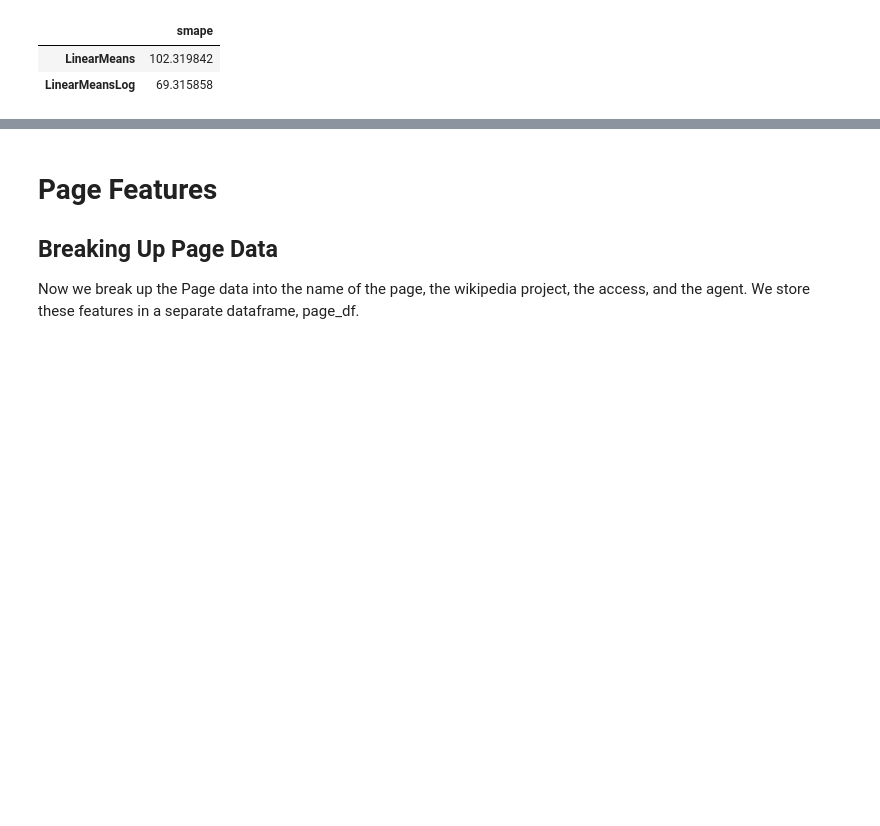
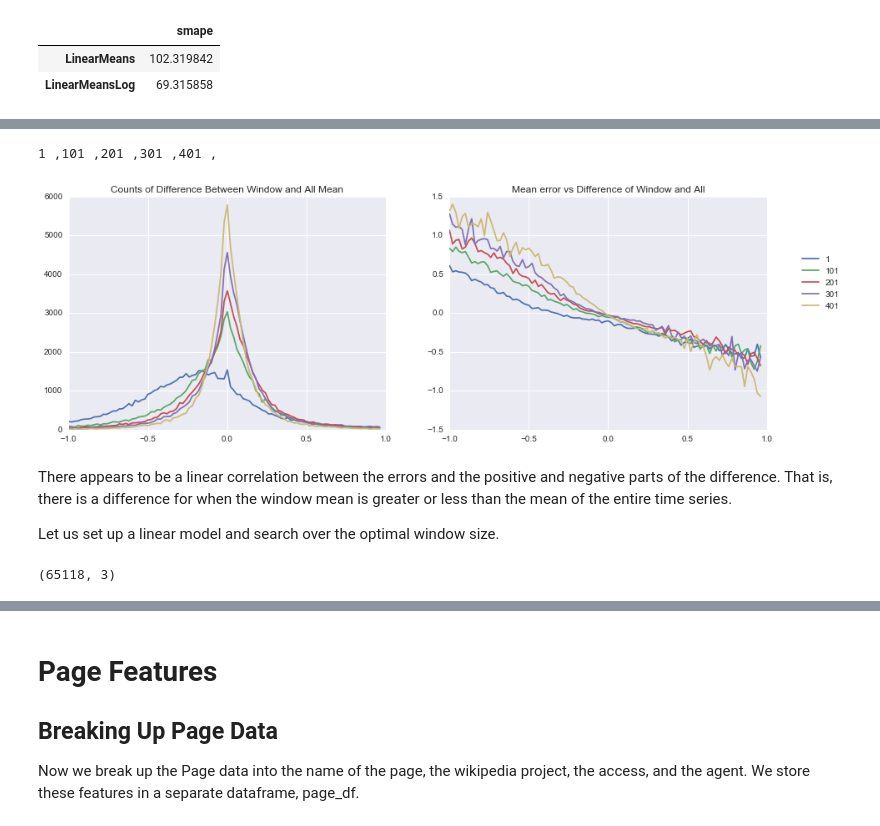
Before and after one commit to MatthewMcGonagle/KaggleWikiTraffic, a Jupyter notebook: FinalReport.ipynb, the cells around one changed output, grey strips where cells are left out. Saved outputs shown, nothing was run; the diff lists cells and outputs as text; code cells hidden in the pictures; blank space fills up the shorter version.

Commit message:
Added window mean model based on negative and positive parts of difference between window mean and the entire mean. Also removed deprecated sections on window means.

```diff
--- a/FinalReport.ipynb
+++ b/FinalReport.ipynb
@@ -225,7 +225,6 @@ plt.show()
 # %% [markdown]
 So we see that there is a good linear relationship between the two. So let us now try a simple linear model.
 # %%
-
 log_predictor = Pipeline([ ('mean', FunctionTransformer(lambda X : X.mean(axis = 1, keepdims = True))),
                            ('linear', LinearRegression()) ])
 
@@ -236,6 +235,8 @@ newsmape = smape(epsilon + Y['predict'], Y['valid'])
 print('smape = ', newsmape)
 
 results_df.loc['LinearMeansLog'] = newsmape
+Y['predict_l'] = log_predictor.predict(X['train_l'])
+errors = {'LinearMeansLog' : (Y['predict_l'] - Y['train_l']).mean(axis = 1) }
 results_df
 # %% [output]
 smape =  69.3158584828
@@ -244,0 +250,58 @@ smape =  69.3158584828
+# %%
+bins = np.arange(-1, 1, 1/50)
+
+search = np.arange(1, 451, 100)
+
+means = []
+counts = []
+
+for var in search:
+    windmean = X['train_l'].iloc[:, -var:].mean(axis = 1)
+    cut = pd.cut(windmean - X['train_l'].mean(axis = 1), bins = bins)
+
+    newcount = errors['LinearMeansLog'].groupby(cut).count().values
+    counts.append(newcount)
+    newmean = errors['LinearMeansLog'].groupby(cut).mean().values
+    means.append(newmean)
+    print(var, ',', end = '')
+
+plt.figure(figsize = (15, 5))
+plt.subplot(121)
+counts = np.stack(counts, axis = -1)
+plt.plot(bins[:-1], counts)
+plt.title('Counts of Difference Between Window and All Mean')
+
+plt.subplot(122)
+means = np.stack(means, axis = -1)
+plt.plot(bins[:-1], means)
+plt.title('Mean error vs Difference of Window and All')
+plt.legend(search, loc = (1.1, 0.5))
+plt.show()
+# %% [output]
+1 ,101 ,201 ,301 ,401 ,
+[figure, added]
+# %% [markdown]
+There appears to be a linear correlation between the errors and the positive and negative parts of the difference. That is, there is a difference for when the window mean is greater or less than the mean of the entire time series.
+
+Let us set up a linear model and search over the optimal window size.
+# %%
+# First set up feature transformation.
+
+def newfeatures(X, windowSize) :
+    features = [X.mean(axis = 1)]
+    difference = X[:, -windowSize:].mean(axis = 1) - features[0]
+    difference = np.stack([difference, np.zeros(difference.shape)])
+
+    newfeature = np.amin(difference, axis = 0)
+    features.append(newfeature)
+
+    newfeature = np.amax(difference, axis = 0)
+    features.append(newfeature)
+
+    features = np.stack(features, axis = -1)
+    return features
+
+features = {'windowMeanModel' : newfeatures}
+features['windowMeanModel'](X['train_l'].values, 100).shape
+# %% [output]
+(65118, 3)
```
Also changed, not shown: parts of 30 cells of this notebook.
